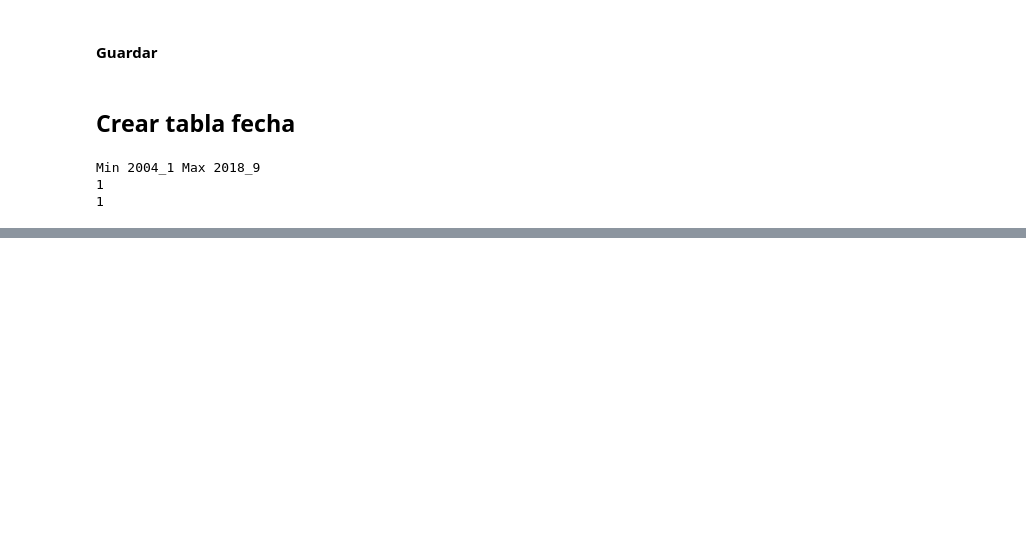
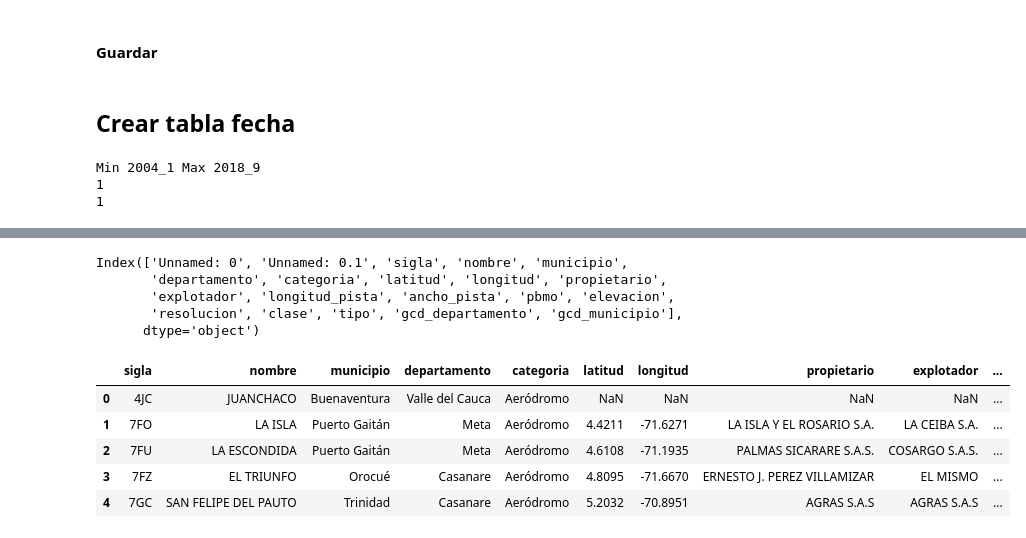
Before and after one commit to ddelcastillo/BI_Proyecto_2, a Jupyter notebook: E2/Aeropuertos.ipynb, the cells around one changed output, grey strips where cells are left out. Cells and saved outputs as stored; diff of their text form; code cells hidden in the pictures; blank space fills up the shorter version.

Commit message:
Aeropuertos v3

```diff
--- a/E2/Aeropuertos.ipynb
+++ b/E2/Aeropuertos.ipynb
@@ -303,0 +306,3 @@ fechas.to_csv('./datos_modificados/fechas_v1.csv')
+# %%
+aeropuertos_v2 = pd.read_csv('./datos_modificados/aeropuertos_v2.csv')
+print(aeropuertos_v2.columns)
@@ -303,0 +317,21 @@ fechas.to_csv('./datos_modificados/fechas_v1.csv')
+# %%
+aeropuertos_v2.drop(columns=['iata', 'numero_vuelos_origen', 'fecha_construccion', 'fecha_vigencia', 'orientacion']
+                    , inplace=True)
+aeropuertos_v2.columns
+# %% [output]
+Index(['Unnamed: 0', 'Unnamed: 0.1', 'sigla', 'nombre', 'municipio',
+       'departamento', 'categoria', 'latitud', 'longitud', 'propietario',
+       'explotador', 'longitud_pista', 'ancho_pista', 'pbmo', 'elevacion',
+       'resolucion', 'clase', 'tipo', 'gcd_departamento', 'gcd_municipio'],
+      dtype='object')
+# %%
+columns = aeropuertos_v2.columns
+aeropuertos_v2.drop(columns=[columns[0], columns[1]], inplace=True)
+aeropuertos_v2.head()
+# %% [output]
+|  | sigla | nombre | municipio | departamento | categoria | latitud | longitud | propietario | explotador | ... |
+| 0 | 4JC | JUANCHACO | Buenaventura | Valle del Cauca | Aeródromo | NaN | NaN | NaN | NaN | ... |
+| 1 | 7FO | LA ISLA | Puerto Gaitán | Meta | Aeródromo | 4.4211 | -71.6271 | LA ISLA Y EL ROSARIO S.A. | LA CEIBA S.A. | ... |
+| 2 | 7FU | LA ESCONDIDA | Puerto Gaitán | Meta | Aeródromo | 4.6108 | -71.1935 | PALMAS SICARARE S.A.S. | COSARGO S.A.S. | ... |
+| 3 | 7FZ | EL TRIUNFO | Orocué | Casanare | Aeródromo | 4.8095 | -71.6670 | ERNESTO J. PEREZ VILLAMIZAR | EL MISMO | ... |
+| 4 | 7GC | SAN FELIPE DEL PAUTO | Trinidad | Casanare | Aeródromo | 5.2032 | -70.8951 | AGRAS S.A.S | AGRAS S.A.S | ... |
```
Also changed, not shown: parts of 3 cells of this notebook, 1 other file.
